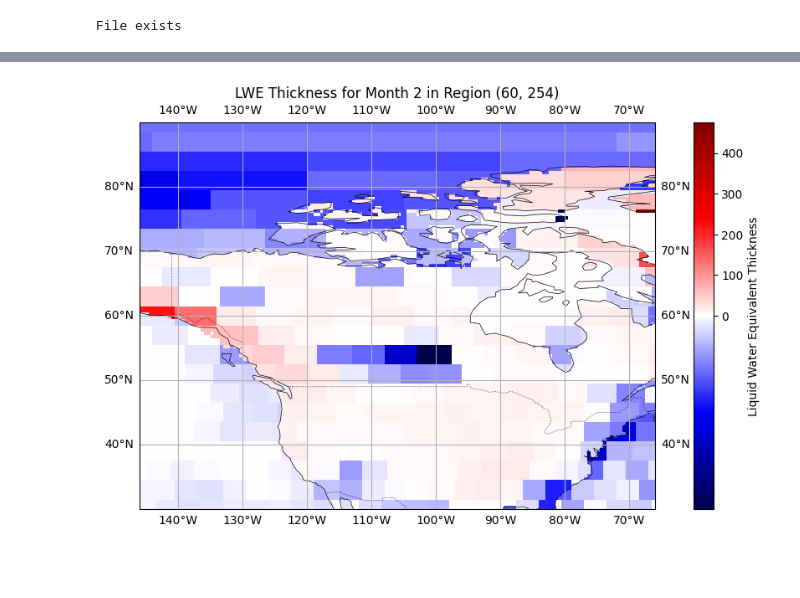
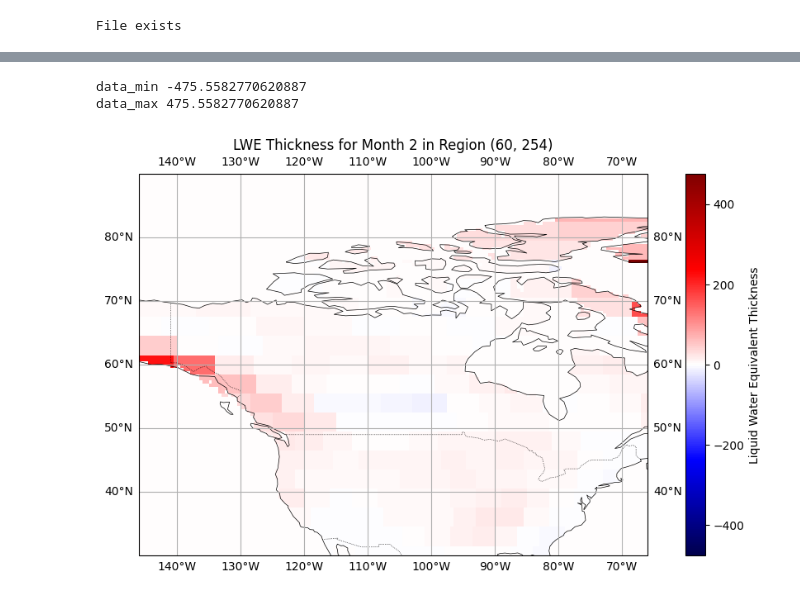
Before and after one commit to faehdy/Space_Data_Kernel, a Jupyter notebook: Grace/Project/src/LWE_Mascon.ipynb, the cells around one changed output, grey strips where cells are left out. Cells and saved outputs as stored; diff of their text form; code cells hidden in the pictures; blank space fills up the shorter version.

```diff
--- a/Grace/Project/src/LWE_Mascon.ipynb
+++ b/Grace/Project/src/LWE_Mascon.ipynb
@@ -38,7 +38,8 @@ from datetime import datetime, timedelta
 # Extract necessary variables
 time_data = mascons.variables['time'][:]  # Time in days since 2002-01-01T00:00:00Z
 lwe_thickness = mascons.variables['lwe_thickness'][:]  # Shape (239, 360, 720)
-
+only_land_mask = np.array(mascons["lwe_thickness"]) * np.array(mascons["land_mask"]) # Shape (360, 720)
+print(only_land_mask.shape)
 # Step 1: Convert time to datetime
 start_date = datetime(2002, 1, 1)
 time_dates = np.array([start_date + timedelta(days=int(t)) for t in time_data])
@@ -85,7 +88,7 @@ def plot_lwe_thickness_region(center_lat, center_lon, width, height, time_index=
     subset_lat = lat[lat_indices]
     subset_lon = lon[lon_indices]
     time_idx = time_index if time_index is not None else i
-    subset_lwe_thickness = lwe_thickness[time_idx, lat_indices[:, None], lon_indices]
+    subset_lwe_thickness = only_land_mask[time_idx, lat_indices[:, None], lon_indices] #changed this to only_land_mask could be also lwe_thickness
 
     # Check if subset_lwe_thickness is valid
     if subset_lwe_thickness.size == 0:
@@ -98,6 +101,7 @@ def plot_lwe_thickness_region(center_lat, center_lon, width, height, time_index=
     # Define a normalization that centers the colorbar at 0
     data_min = subset_lwe_thickness.min()
     data_max = subset_lwe_thickness.max()
+    data_min=-data_max
     if data_min < 0 and data_max > 0:
         norm = TwoSlopeNorm(vmin=data_min, vcenter=0, vmax=data_max)
     else:
@@ -116,10 +120,14 @@ def plot_lwe_thickness_region(center_lat, center_lon, width, height, time_index=
     cbar = plt.colorbar(lwe_plot, ax=ax, orientation='vertical', pad=0.05)
     cbar.set_label('Liquid Water Equivalent Thickness')
 
+    # Set the colorbar ticks and range
+    #cbar.set_ticks(np.linspace(data_min, data_max, num=5))  # 5 evenly spaced ticks
+    #cbar.ax.tick_params(labelsize=10)  # Adjust tick label size
+
     # Set the title
     ax.set_title(f'LWE Thickness for Month {time_idx + 1} in Region ({center_lat}, {center_lon})')
 
-    return fig
+    return fig, data_min, data_max
 # %%
 # LOAD DATA
 data_path = '../Data/lpr_000b21a_e/lpr_000b21a_e.shp'
@@ -134,3 +187,26 @@ File exists
+# %%
+center_lat = 60
+center_lon = -106
+width = 80
+height = 60
+time_index = 1
+
+lat = mascons.variables['lat'][:]
+lon = mascons.variables['lon'][:]
+lwe_thickness = mascons.variables['lwe_thickness'][:]
+
+# implement the shapefile HERE
+
+# Plot the LWE thickness for the specified region
+fig, data_min, data_max = plot_lwe_thickness_region(center_lat, center_lon, width, height, time_index)
+print("data_min", data_min)
+print("data_max", data_max)
+# Show the plot
+plt.show()
+# %% [output]
+data_min -475.5582770620887
+data_max 475.5582770620887
+[figure, added]
 # %%
 center_lat = 60
 center_lon = -106
@@ -140,14 +216,10 @@ time_index = 1
 
 lat = mascons.variables['lat'][:]
 lon = mascons.variables['lon'][:]
-lwe_thickness = mascons.variables['lwe_thickness'][:]
 
-# implement the shapefile HERE, iykyk
-
+# implement the shapefile HERE
 
 # Plot the LWE thickness for the specified region
 fig = plot_lwe_thickness_region(center_lat, center_lon, width, height, time_index)
 # Show the plot
 plt.show()
-# %% [output]
-[figure, removed]
```
Also changed, not shown: parts of 5 cells of this notebook.
